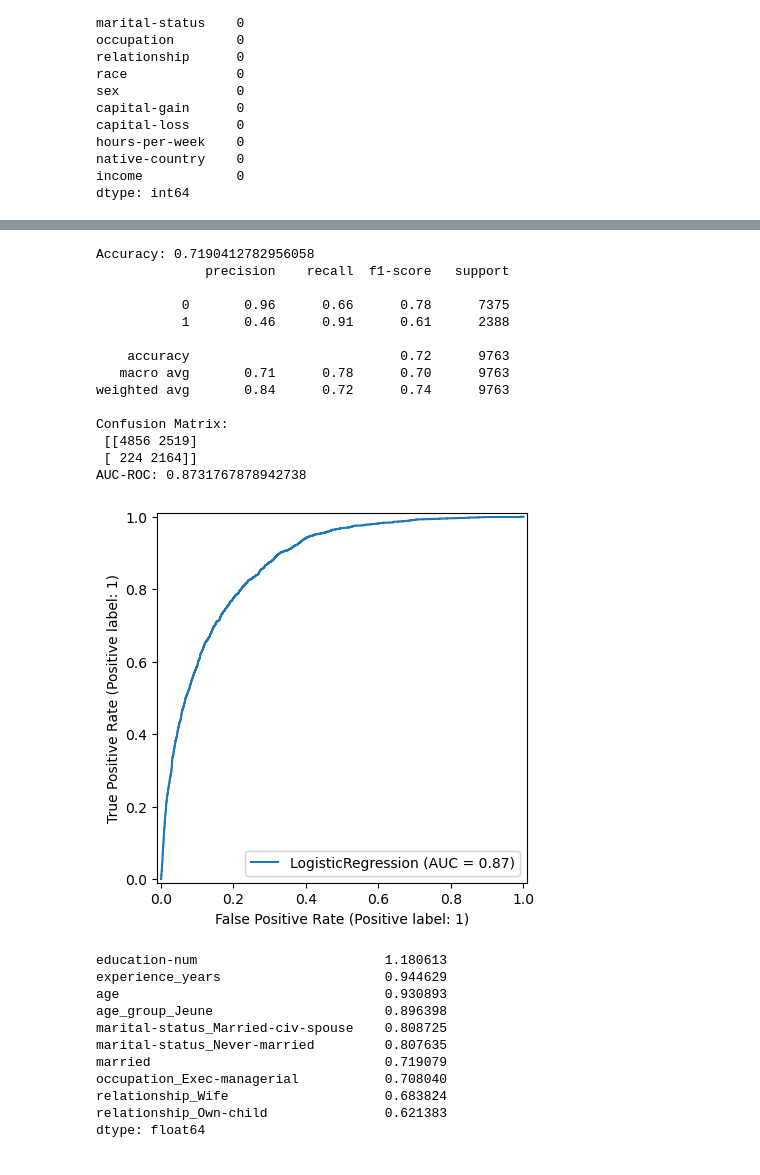
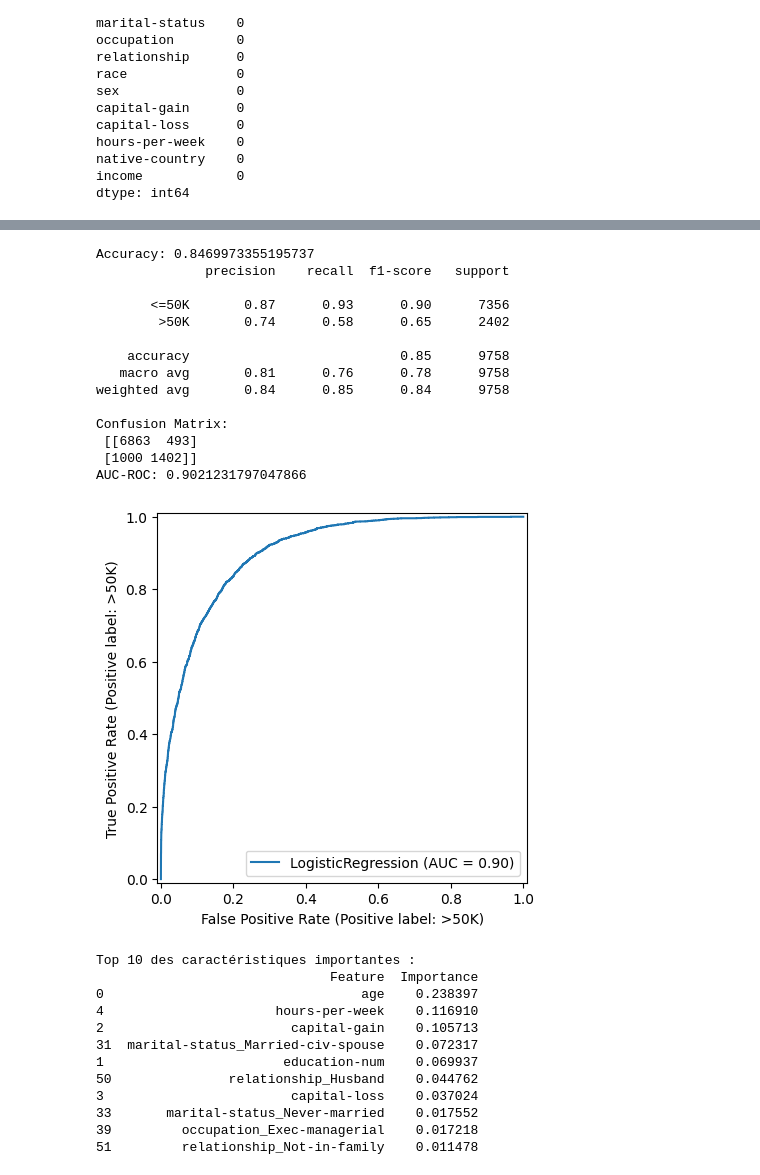
Before and after one commit to ChaimaChmissi/Projet_ML, a Jupyter notebook: AdultData.ipynb, the cells around one changed output, grey strips where cells are left out. Cells and saved outputs as stored; diff of their text form; code cells hidden in the pictures.

```diff
--- a/AdultData.ipynb
+++ b/AdultData.ipynb
@@ -126,6 +126,9 @@ dtype: int64
 print(f"Nombre de doublons : {df.duplicated().sum()}")
 # %% [output]
 Nombre de doublons : 29
+# %%
+# Nettoyage
+df['income'] = df['income'].apply(lambda x: x.replace('.', '') if isinstance(x, str) else x)
 # %%
 # Remplacer les valeurs manquantes
 df['workclass'] = df['workclass'].fillna(df['workclass'].mode()[0])
@@ -180,8 +239,8 @@ X_train, X_test, y_train, y_test = train_test_split(X, y, test_size=0.2, random_
 # %%
 #Build Model
-scaler = StandardScaler()
-X_train_scaled = scaler.fit_transform(X_train)
-X_test_scaled = scaler.transform(X_test)
-model = LogisticRegression(max_iter=5000)
-model.fit(X_train, y_train)
+from sklearn.linear_model import LogisticRegression
+X_train_processed = preprocessor.fit_transform(X_train)
+X_test_processed = preprocessor.transform(X_test)
+model = LogisticRegression(max_iter=5000, random_state=42)
+model.fit(X_train_processed, y_train)
 # %% [output]
@@ -222,61 +274,68 @@ plt.show()
 # %%
 # Evaluation
 from sklearn.metrics import accuracy_score, classification_report, confusion_matrix, roc_auc_score, RocCurveDisplay
 
 # Prédictions
-y_pred = model.predict(X_test_scaled)
+y_pred = model.predict(X_test_processed)
 
 # Accuracy
 acc = accuracy_score(y_test, y_pred)
 print("Accuracy:", acc)
 
 # Rapport complet (precision, recall, f1-score)
 print(classification_report(y_test, y_pred))
 
 # Matrice de confusion
 cm = confusion_matrix(y_test, y_pred)
 print("Confusion Matrix:\n", cm)
 
 # Si modèle binaire, calculer AUC-ROC
 if hasattr(model, "predict_proba"):
-    y_proba = model.predict_proba(X_test_scaled)[:,1]
+    y_proba = model.predict_proba(X_test_processed)[:,1]
     auc = roc_auc_score(y_test, y_proba)
     print("AUC-ROC:", auc)
 
     # Afficher la courbe ROC
-    RocCurveDisplay.from_estimator(model, X_test_scaled, y_test)
+    RocCurveDisplay.from_estimator(model, X_test_processed, y_test)
 # %% [output]
-Accuracy: 0.7190412782956058
+Accuracy: 0.8469973355195737
               precision    recall  f1-score   support
 
-           0       0.96      0.66      0.78      7375
-           1       0.46      0.91      0.61      2388
+       <=50K       0.87      0.93      0.90      7356
+        >50K       0.74      0.58      0.65      2402
 
-    accuracy                           0.72      9763
-   macro avg       0.71      0.78      0.70      9763
-weighted avg       0.84      0.72      0.74      9763
+    accuracy                           0.85      9758
+   macro avg       0.81      0.76      0.78      9758
+weighted avg       0.84      0.85      0.84      9758
 
 Confusion Matrix:
- [[4856 2519]
- [ 224 2164]]
-AUC-ROC: 0.8731767878942738
+ [[6863  493]
+ [1000 1402]]
+AUC-ROC: 0.9021231797047866
-[figure, old version]
+[figure, new version]
 # %%
 # Review Process
-coefficients = model.coef_[0]
-feat_names = X.columns
-feat_imp = pd.Series(np.abs(coefficients), index=feat_names).sort_values(ascending=False)
+rf = pipeline.named_steps['classifier']
+onehot_columns = pipeline.named_steps['preprocessor'].named_transformers_['cat'].get_feature_names_out(categorical_features)
+all_features = numeric_features + list(onehot_columns)
 
-print(feat_imp.head(10))
+feature_imp = pd.DataFrame({
+    'Feature': all_features,
+    'Importance': rf.feature_importances_
+}).sort_values('Importance', ascending=False)
+
+print("Top 10 des caractéristiques importantes :")
+print(feature_imp.head(10))
 # %% [output]
-education-num                        1.180613
-experience_years                     0.944629
-age                                  0.930893
-age_group_Jeune                      0.896398
-marital-status_Married-civ-spouse    0.808725
-marital-status_Never-married         0.807635
-married                              0.719079
-occupation_Exec-managerial           0.708040
-relationship_Wife                    0.683824
-relationship_Own-child               0.621383
-dtype: float64
+Top 10 des caractéristiques importantes :
+                              Feature  Importance
+0                                 age    0.238397
+4                      hours-per-week    0.116910
+2                        capital-gain    0.105713
+31  marital-status_Married-civ-spouse    0.072317
+1                       education-num    0.069937
+50               relationship_Husband    0.044762
+3                        capital-loss    0.037024
+33       marital-status_Never-married    0.017552
+39         occupation_Exec-managerial    0.017218
+51         relationship_Not-in-family    0.011478
```
Also changed, not shown: parts of 12 cells of this notebook.
